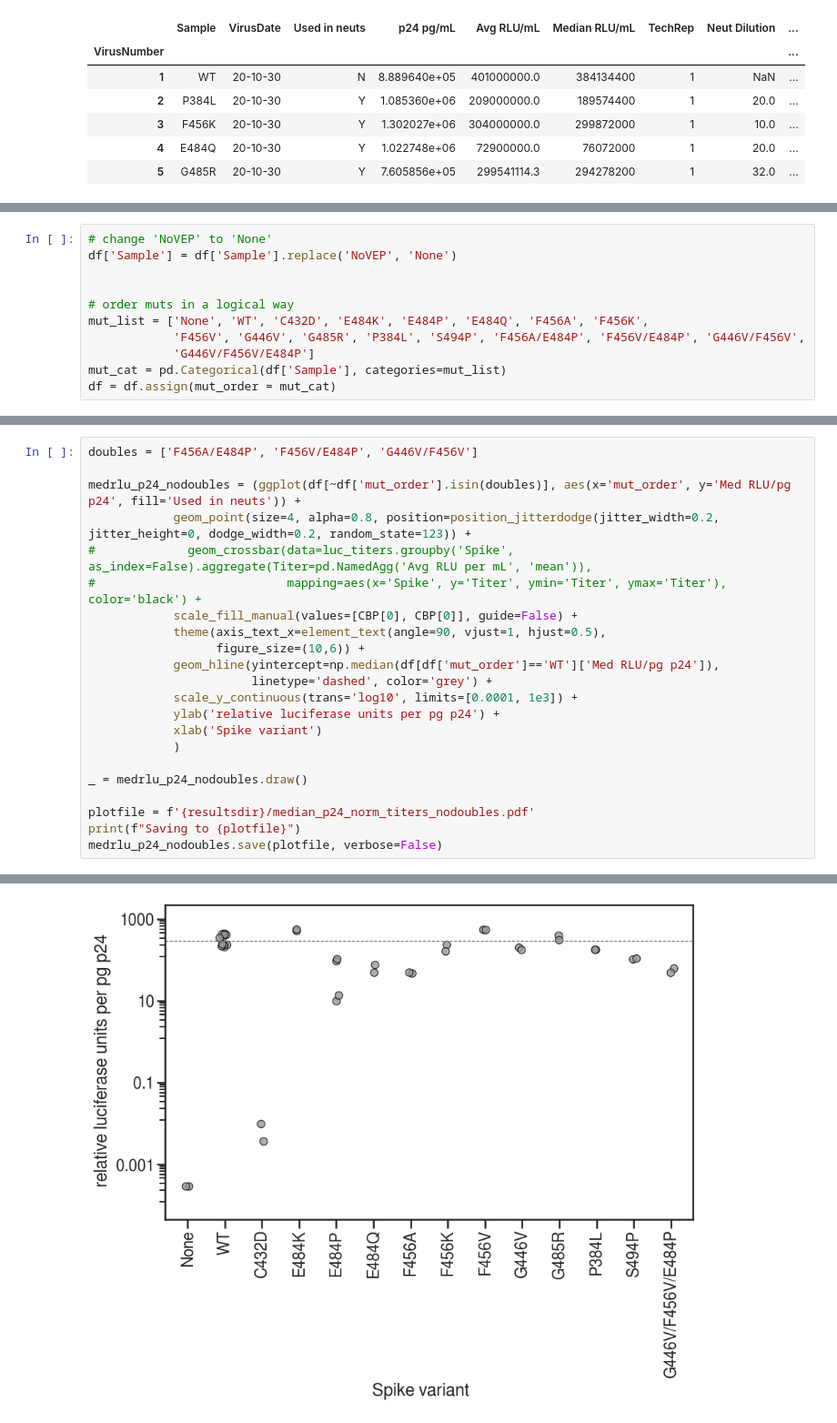
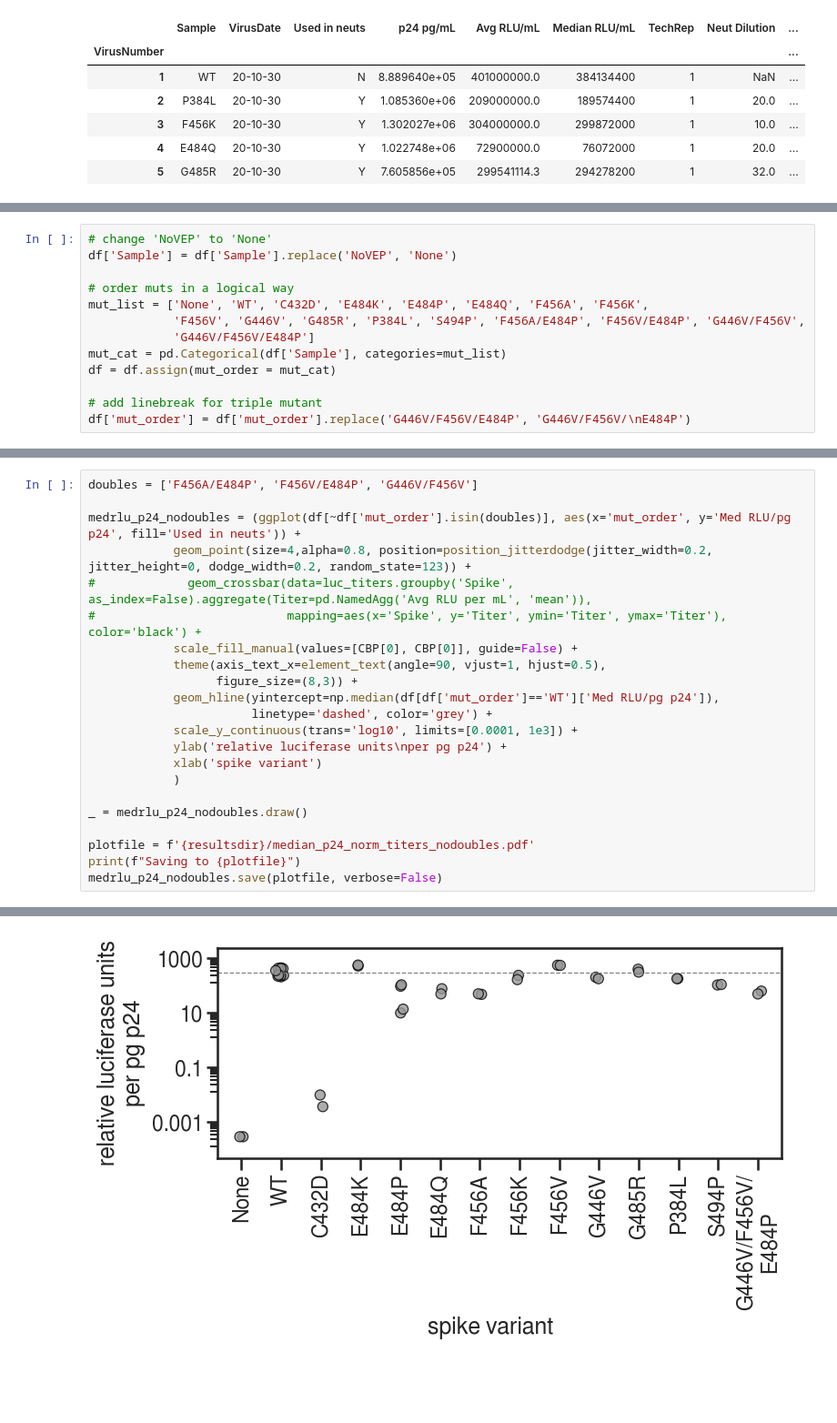
Before and after one commit to jbloomlab/SARS-CoV-2-RBD_MAP_HAARVI_sera, a Jupyter notebook: experimental_validations/mutant_titers.ipynb, the cells around one changed output, grey strips where cells are left out. Shown at 91% size. Saved outputs shown, nothing was run; the diff lists cells and outputs as text; blank space fills up the shorter version.

```diff
--- a/experimental_validations/mutant_titers.ipynb
+++ b/experimental_validations/mutant_titers.ipynb
@@ -74,7 +80,6 @@ display(df.head())
 # %%
 # change 'NoVEP' to 'None'
 df['Sample'] = df['Sample'].replace('NoVEP', 'None')
-
 
 # order muts in a logical way
 mut_list = ['None', 'WT', 'C432D', 'E484K', 'E484P', 'E484Q', 'F456A', 'F456K',
@@ -82,3 +87,6 @@ mut_list = ['None', 'WT', 'C432D', 'E484K', 'E484P', 'E484Q', 'F456A', 'F456K',
             'G446V/F456V/E484P']
 mut_cat = pd.Categorical(df['Sample'], categories=mut_list)
 df = df.assign(mut_order = mut_cat)
+
+# add linebreak for triple mutant
+df['mut_order'] = df['mut_order'].replace('G446V/F456V/E484P', 'G446V/F456V/\nE484P')
@@ -126,25 +142,25 @@ Saving to results/p24_titering//median_p24_norm_titers.pdf
 # %%
 doubles = ['F456A/E484P', 'F456V/E484P', 'G446V/F456V']
 
 medrlu_p24_nodoubles = (ggplot(df[~df['mut_order'].isin(doubles)], aes(x='mut_order', y='Med RLU/pg p24', fill='Used in neuts')) +
-            geom_point(size=4, alpha=0.8, position=position_jitterdodge(jitter_width=0.2, jitter_height=0, dodge_width=0.2, random_state=123)) +
+            geom_point(size=4,alpha=0.8, position=position_jitterdodge(jitter_width=0.2, jitter_height=0, dodge_width=0.2, random_state=123)) +
 #             geom_crossbar(data=luc_titers.groupby('Spike', as_index=False).aggregate(Titer=pd.NamedAgg('Avg RLU per mL', 'mean')),
 #                           mapping=aes(x='Spike', y='Titer', ymin='Titer', ymax='Titer'), color='black') +
             scale_fill_manual(values=[CBP[0], CBP[0]], guide=False) +
             theme(axis_text_x=element_text(angle=90, vjust=1, hjust=0.5),
-                  figure_size=(10,6)) +
+                  figure_size=(8,3)) +
             geom_hline(yintercept=np.median(df[df['mut_order']=='WT']['Med RLU/pg p24']),
                        linetype='dashed', color='grey') +
             scale_y_continuous(trans='log10', limits=[0.0001, 1e3]) +
-            ylab('relative luciferase units per pg p24') +
-            xlab('Spike variant')
+            ylab('relative luciferase units\nper pg p24') +
+            xlab('spike variant')
             )
 
 _ = medrlu_p24_nodoubles.draw()
 
 plotfile = f'{resultsdir}/median_p24_norm_titers_nodoubles.pdf'
 print(f"Saving to {plotfile}")
 medrlu_p24_nodoubles.save(plotfile, verbose=False)
 # %% [output]
 Saving to results/p24_titering//median_p24_norm_titers_nodoubles.pdf
-[figure, old version]
+[figure, new version]
```
Also changed, not shown: parts of 7 cells of this notebook, 2 other files.
